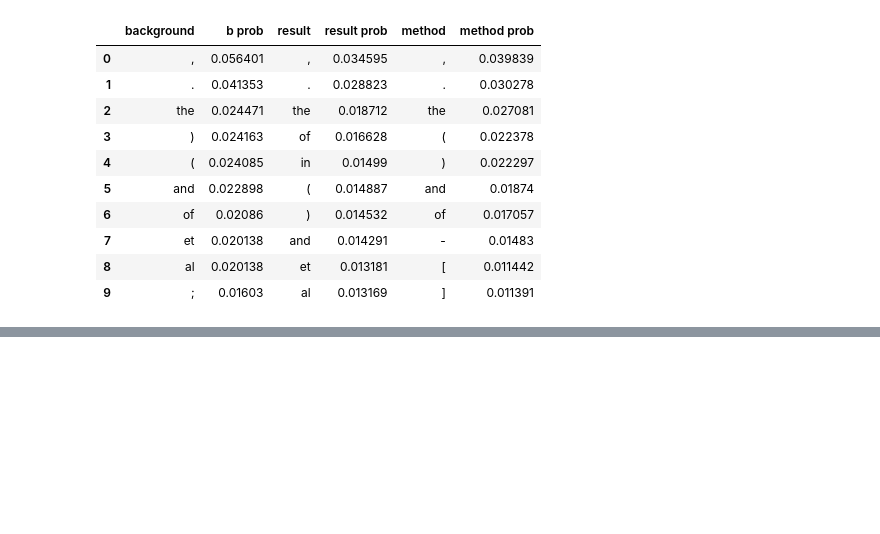
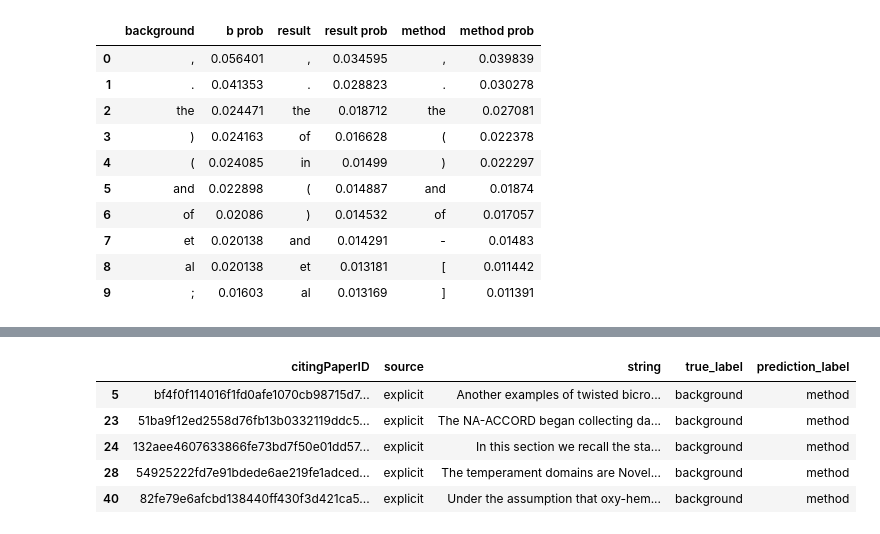
Before and after one commit to ChrisBagdon/Citation_Classification, a Jupyter notebook: tools.ipynb, the cells around one changed output, grey strips where cells are left out. Drawn from its saved outputs; the diff is of its cells as text; code cells hidden in the pictures; blank space fills up the shorter version.

```diff
--- a/tools.ipynb
+++ b/tools.ipynb
@@ -323,0 +353,12 @@ train_jsonl.head()
+# %%
+dev_background = dev_tsv.copy()
+dev_background = dev_background[dev_background['true_label'] == "background"]
+dev_background = dev_background[dev_background['prediction_label'] != "background"]
+dev_background.head()
+# %% [output]
+|  | citingPaperID | source | string | true_label | prediction_label |
+| 5 | bf4f0f114016f1fd0afe1070cb98715d7... | explicit | Another examples of twisted bicro... | background | method |
+| 23 | 51ba9f12ed2558d76fb13b0332119ddc5... | explicit | The NA-ACCORD began collecting da... | background | method |
+| 24 | 132aee4607633866fe73bd7f50e01dd57... | explicit | In this section we recall the sta... | background | method |
+| 28 | 54925222fd7e91bdede6ae219fe1adced... | explicit | The temperament domains are Novel... | background | method |
+| 40 | 82fe79e6afcbd138440ff430f3d421ca5... | explicit | Under the assumption that oxy-hem... | background | method |
```
Also changed, not shown: parts of 8 cells of this notebook, 1 other file.
